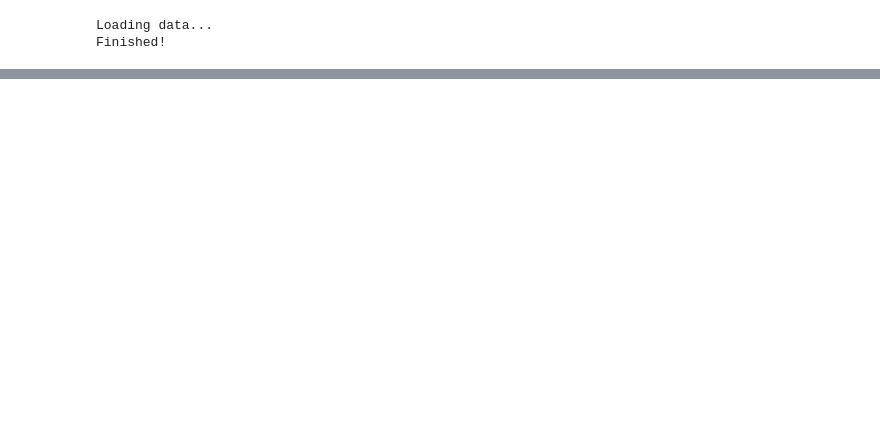
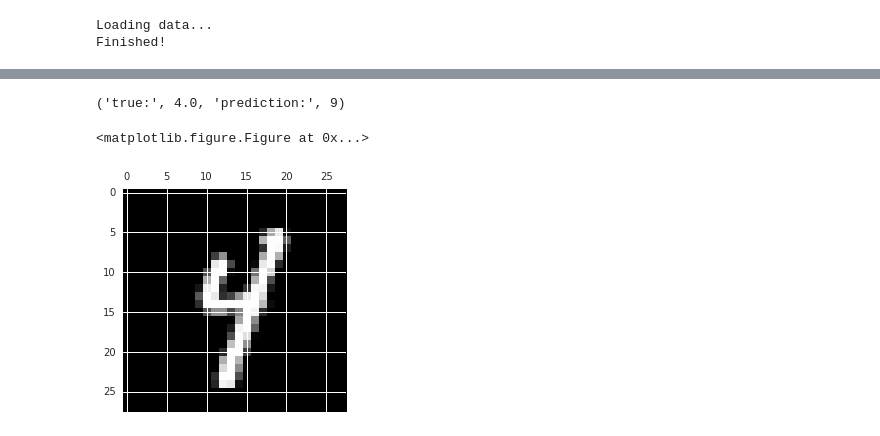
Before and after one commit to isachenkoroma/BNN, a Jupyter notebook: code/MNIST.ipynb, the cells around one changed output, grey strips where cells are left out. Cells and saved outputs as stored; diff of their text form; code cells hidden in the pictures; blank space fills up the shorter version.

```diff
--- a/code/MNIST.ipynb
+++ b/code/MNIST.ipynb
@@ -149,0 +201,6 @@ Finished [100%]: Average Loss = 97,523
+# %%
+check_the_error_at(1)
+# %% [output]
+('true:', 4.0, 'prediction:', 9)
+<matplotlib.figure.Figure at 0x...>
+[figure, added]
```
Also changed, not shown: parts of 23 cells of this notebook, 1 other file.
